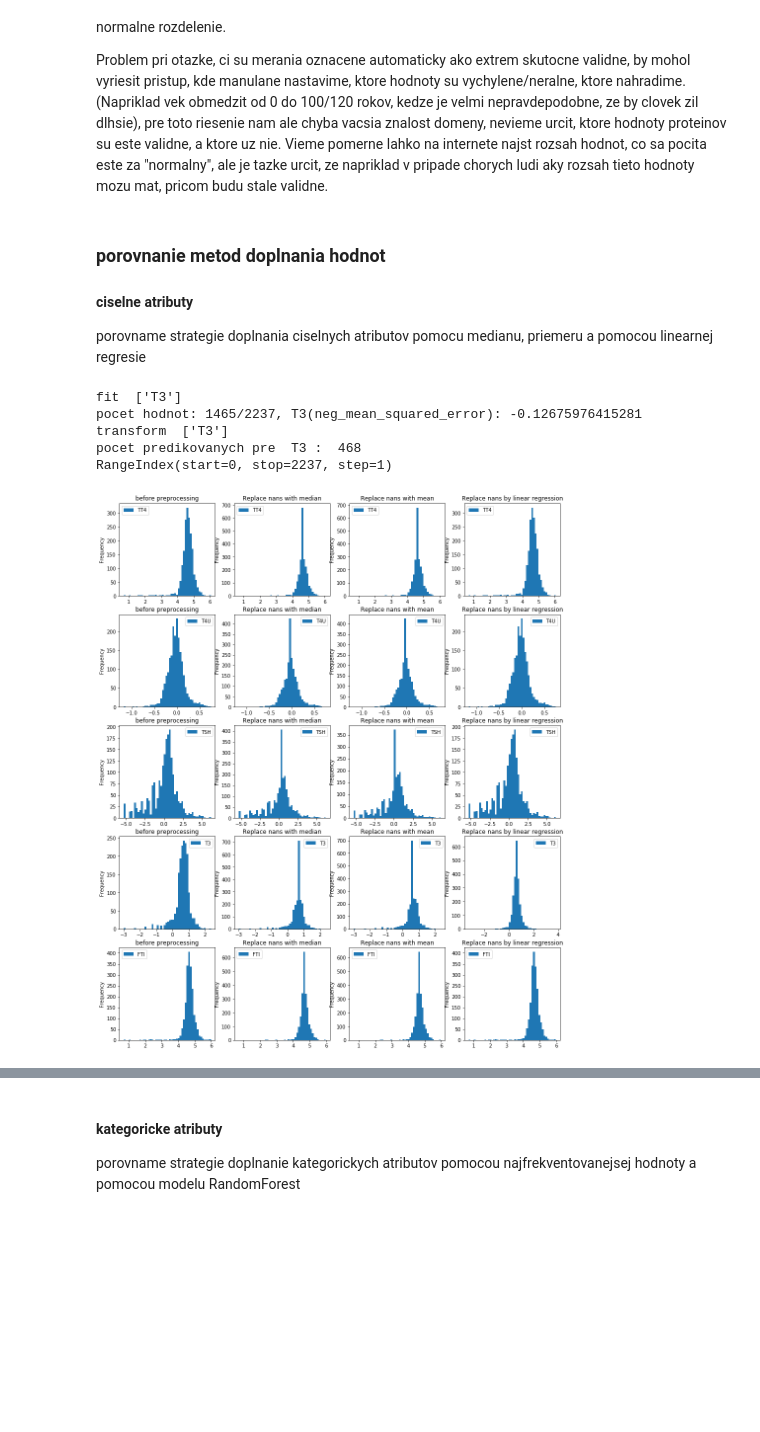
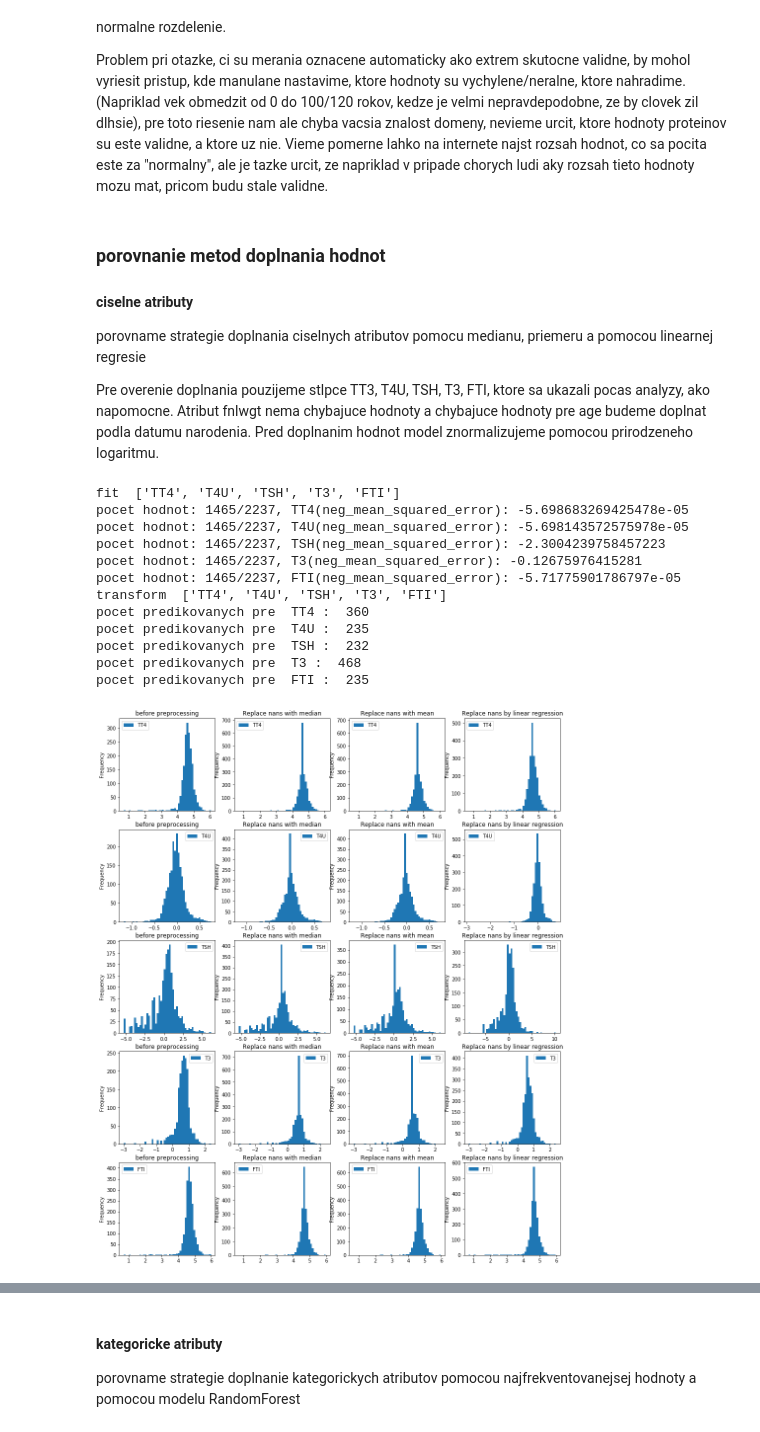
Before and after one commit to Pomichal/pr1_IAU, a Jupyter notebook: Preprocessing.ipynb, the cells around one changed output, grey strips where cells are left out. Saved outputs shown, nothing was run; the diff lists cells and outputs as text; code cells hidden in the pictures; blank space fills up the shorter version.

```diff
--- a/Preprocessing.ipynb
+++ b/Preprocessing.ipynb
@@ -511,13 +510,12 @@ class ReplaceNanWithModel(TransformerMixin):
                 continue
 
             # ziskanie len numerickych atributov
-            newdf = df[self.predict_columns]
+            newdf = newdf[self.predict_columns]
 
             # doplnenie medianu do vsetkych riadkov kde su nejake nan hodnoty okrem atributu ktory predikujeme
             newdf = self.replacers[col].transform(newdf)
 
             prediction = self.models[col].predict(newdf[newdf.columns.difference([col])])
-            print(newdf.index)
             df_copy.loc[newdf.index,col] = prediction
         return df_copy
 
@@ -825,6 +814,8 @@ Problem pri otazke, ci su merania oznacene automaticky ako extrem skutocne valid
 
 #### ciselne atributy
 porovname strategie doplnania ciselnych atributov pomocu medianu, priemeru a pomocou linearnej regresie
+
+Pre overenie doplnania pouzijeme stlpce TT3, T4U, TSH, T3, FTI, ktore sa ukazali pocas analyzy, ako napomocne. Atribut fnlwgt nema chybajuce hodnoty a chybajuce hodnoty pre age budeme doplnat podla datumu narodenia. Pred doplnanim hodnot model znormalizujeme pomocou prirodzeneho logaritmu.
 # %%
 result_train['TT4'] = pd.to_numeric(result_train.TT4, errors='coerce')
 result_train['TSH'] = pd.to_numeric(result_train.TSH, errors='coerce')
@@ -833,35 +824,42 @@ result_train['FTI'] = pd.to_numeric(result_train.FTI, errors='coerce')
 
 numeric_columns = ['TT4', 'T4U','TSH', 'T3', 'FTI']
 # numeric_columns = ['T3','T4U', 'TT4','TSH', 'FTI']
 titles = ['before preprocessing', 'Replace nans with median', 'Replace nans with mean',
           'Replace nans by linear regression']
 
 model = LinearRegression()
 
 ppl0= Pipeline([
      ('Ln', LogNormalization(numeric_columns)),
 ])
 
 ppl = Pipeline([
      ('Ln', LogNormalization(numeric_columns)),
      ('ReplaceNans',ReplaceNans(numeric_columns)),
 ])
 ppl2 = Pipeline([
      ('Ln', LogNormalization(numeric_columns)),
      ('ReplaceNans',ReplaceNans(numeric_columns, func_type='mean')),
 ])
 ppl3 = Pipeline([
      ('Ln', LogNormalization(numeric_columns)),
-    ('ReplaceNansWithModel',ReplaceNanWithModel(['T3'],model,numeric_columns)),
+    ('ReplaceNansWithModel',ReplaceNanWithModel(numeric_columns,model,numeric_columns)),
 ])
 
 
 test_preprocessing(result_train,numeric_columns,[ppl, ppl2,ppl3], titles=titles,
                    sufix=["","","",""],kind='hist', ppl0=ppl0)
 # %% [output]
-fit  ['T3']
+fit  ['TT4', 'T4U', 'TSH', 'T3', 'FTI']
+pocet hodnot: 1465/2237, TT4(neg_mean_squared_error): -5.698683269425478e-05
+pocet hodnot: 1465/2237, T4U(neg_mean_squared_error): -5.698143572575978e-05
+pocet hodnot: 1465/2237, TSH(neg_mean_squared_error): -2.3004239758457223
 pocet hodnot: 1465/2237, T3(neg_mean_squared_error): -0.12675976415281
-transform  ['T3']
+pocet hodnot: 1465/2237, FTI(neg_mean_squared_error): -5.71775901786797e-05
+transform  ['TT4', 'T4U', 'TSH', 'T3', 'FTI']
+pocet predikovanych pre  TT4 :  360
+pocet predikovanych pre  T4U :  235
+pocet predikovanych pre  TSH :  232
 pocet predikovanych pre  T3 :  468
-RangeIndex(start=0, stop=2237, step=1)
+pocet predikovanych pre  FTI :  235
-[figure, old version]
+[figure, new version]
```
Also changed, not shown: parts of 6 cells of this notebook.
